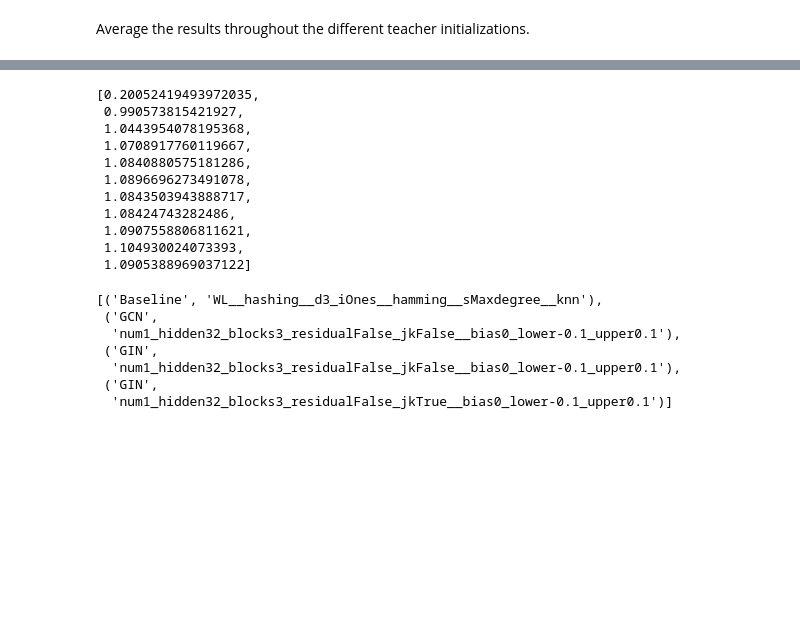
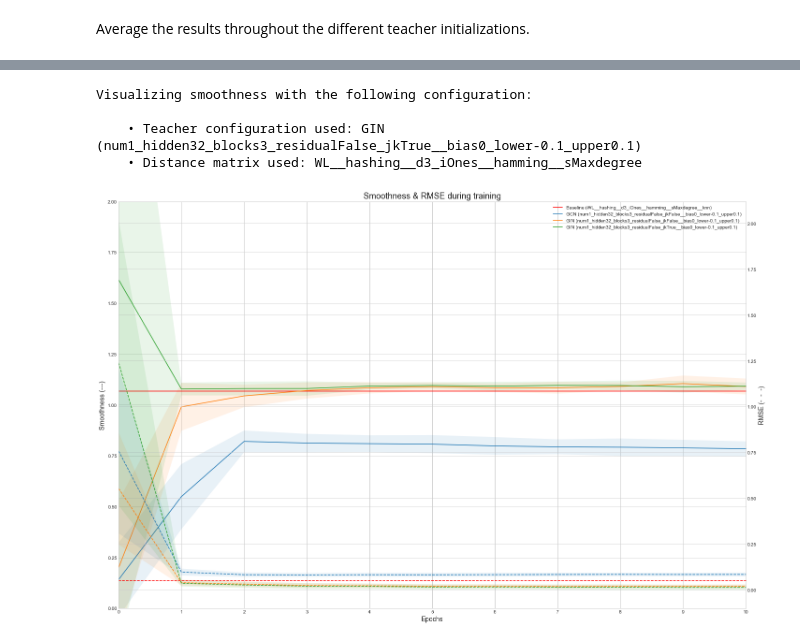
Before and after one commit to berges99/GNN-Extrapolation, a Jupyter notebook: notebooks/analyze_smoothness.ipynb, the cells around one changed output, grey strips where cells are left out. Drawn from its saved outputs; the diff is of its cells as text; code cells hidden in the pictures; blank space fills up the shorter version.

Commit message:
Smoothness & RMSE visualization for comparison.

```diff
--- a/notebooks/analyze_smoothness.ipynb
+++ b/notebooks/analyze_smoothness.ipynb
@@ -189,17 +188,0 @@ Visualize the averaged obtained results
-# %%
-num_epochs = np.max(list(map(int, smoothness_stats_avg.columns.get_level_values(0))))
-
-epochs = list(range(num_epochs + 1))
-
-# Retrieve mean smoothness
-mean_smoothness = smoothness_stats_avg.iloc[:, smoothness_stats_avg.columns.get_level_values(1) == 'mean_smoothness']
-mean_smoothness.columns = mean_smoothness.columns.droplevel(1)
-# Retrieve std dev smoothness
-std_dev_smoothness = smoothness_stats_avg.iloc[:, smoothness_stats_avg.columns.get_level_values(1) == 'std_dev_smoothness']
-std_dev_smoothness.columns = std_dev_smoothness.columns.droplevel(1)
-# Retrieve mean RMSE
-mean_rmse = smoothness_stats_avg.iloc[:, smoothness_stats_avg.columns.get_level_values(1) == 'mean_rmse']
-mean_rmse.columns = mean_rmse.columns.droplevel(1)
-# Retrieve std dev smoothness
-std_dev_rmse = smoothness_stats_avg.iloc[:, smoothness_stats_avg.columns.get_level_values(1) == 'std_dev_rmse']
-std_dev_rmse.columns = std_dev_rmse.columns.droplevel(1)
@@ -241,25 +188,0 @@ plt.show()
-# %%
-mean_smoothness.loc[('GIN', 'num1_hidden32_blocks3_residualFalse_jkFalse__bias0_lower-0.1_upper0.1')].tolist()
-# %% [output]
-[0.20052419493972035,
- 0.990573815421927,
- 1.0443954078195368,
- 1.0708917760119667,
- 1.0840880575181286,
- 1.0896696273491078,
- 1.0843503943888717,
- 1.08424743282486,
- 1.0907558806811621,
- 1.104930024073393,
- 1.0905388969037122]
-# %%
-# way to get all index combinations
-mean_smoothness.index.tolist()
-# %% [output]
-[('Baseline', 'WL__hashing__d3_iOnes__hamming__sMaxdegree__knn'),
- ('GCN',
-  'num1_hidden32_blocks3_residualFalse_jkFalse__bias0_lower-0.1_upper0.1'),
- ('GIN',
-  'num1_hidden32_blocks3_residualFalse_jkFalse__bias0_lower-0.1_upper0.1'),
- ('GIN',
-  'num1_hidden32_blocks3_residualFalse_jkTrue__bias0_lower-0.1_upper0.1')]
@@ -265,0 +243,31 @@ mean_smoothness.index.tolist()
+# %%
+# Retrieve all model parameterizations
+model_configs = smoothness_stats_avg.index.tolist()
+# Retrieve all the column-split data
+all_stats = getAllStats(smoothness_stats_avg)
+
+# Create the figure and plot everything
+fig, ax = plt.subplots(1, 1, figsize=(24, 16))
+ax_twin = ax.twinx()
+
+
+for i, model_config in enumerate(model_configs):
+    plotSmoothnessRMSE(ax, ax_twin, all_stats, model_config)
+
+
+print_info = f"""
+Visualizing smoothness with the following configuration:
+
+    \u2022 Teacher configuration used: \033[4mGIN ({teacher_outputs_filenames[0][:-15]})\033[0m
+    \u2022 Distance matrix used: \033[4m{DIST_MATRIX}\033[0m
+
+
+"""
+print(print_info)
+plt.show()
+# %% [output]
+Visualizing smoothness with the following configuration:
+
+    • Teacher configuration used: GIN (num1_hidden32_blocks3_residualFalse_jkTrue__bias0_lower-0.1_upper0.1)
+    • Distance matrix used: WL__hashing__d3_iOnes__hamming__sMaxdegree
+[figure, added]
```
Also changed, not shown: parts of 8 cells of this notebook.
